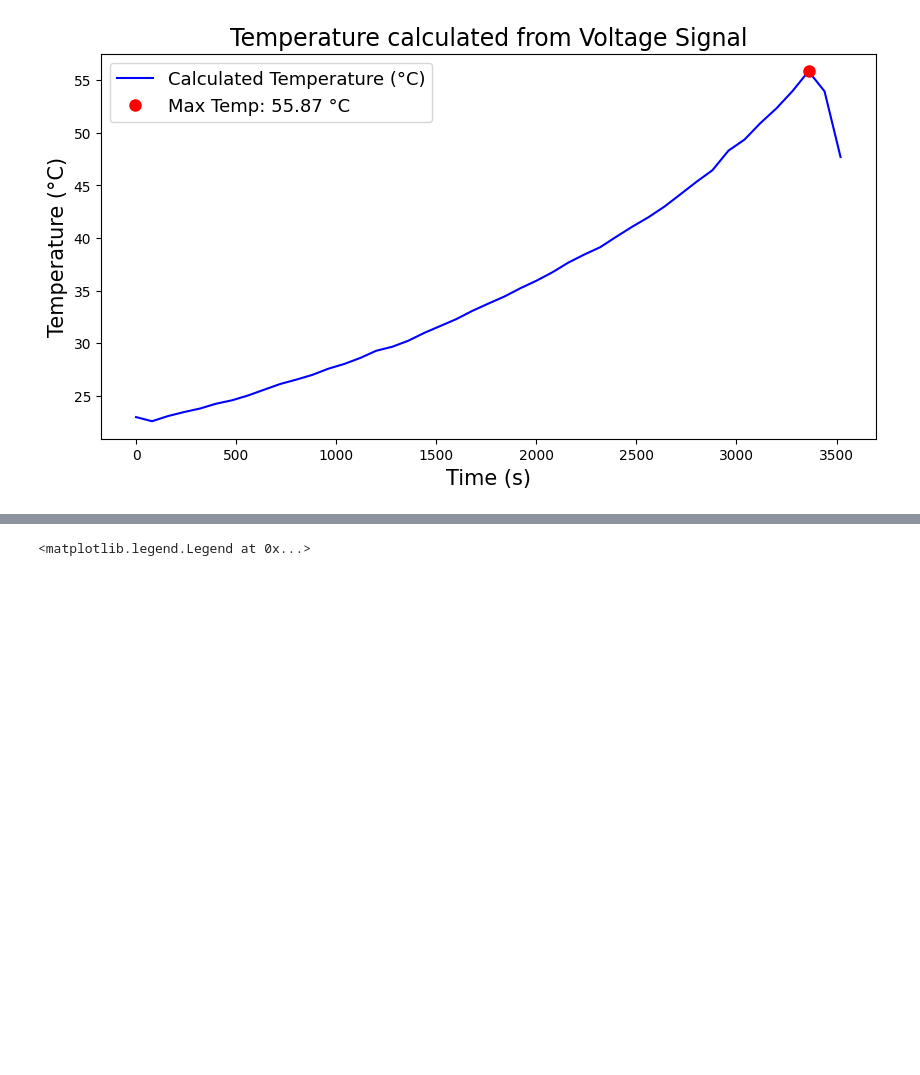
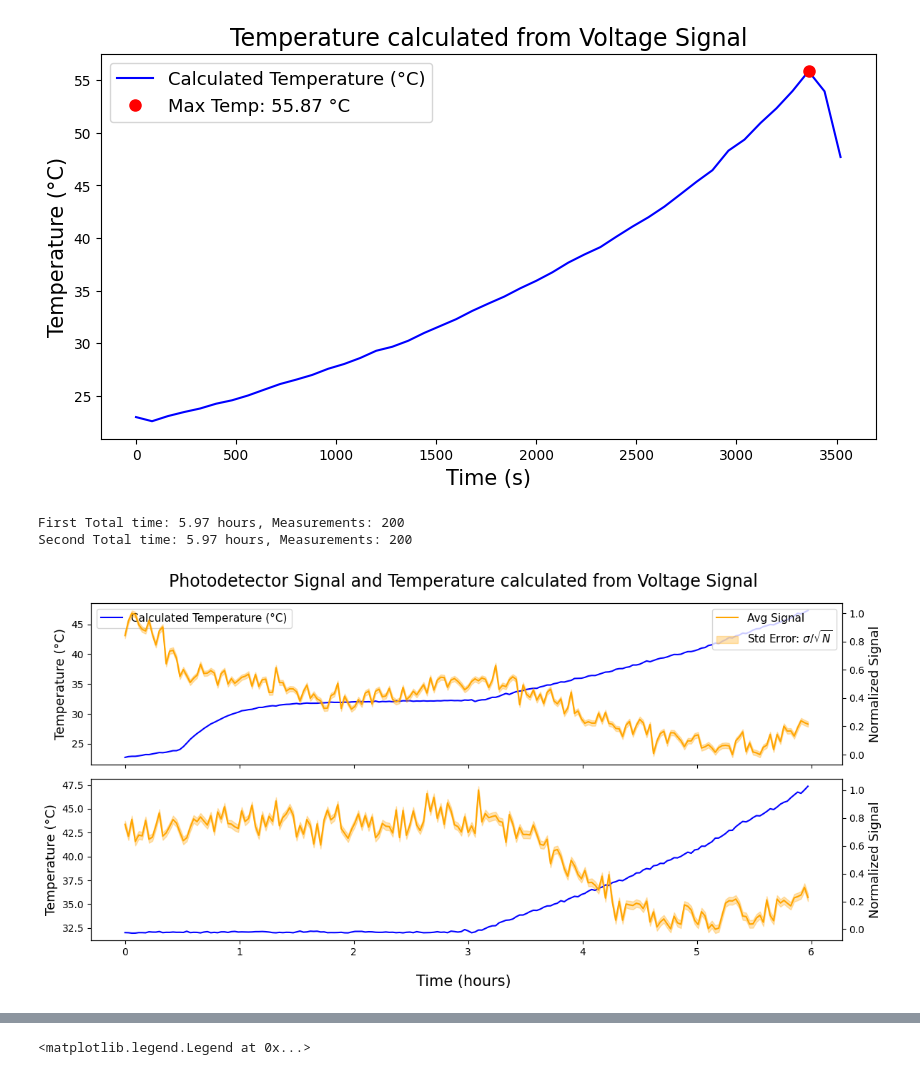
Before and after one commit to qpit/Eskild-Project-2026, a Jupyter notebook: overnight_data.ipynb, the cells around one changed output, grey strips where cells are left out. Saved outputs shown, nothing was run; the diff lists cells and outputs as text; code cells hidden in the pictures; blank space fills up the shorter version.

```diff
--- a/overnight_data.ipynb
+++ b/overnight_data.ipynb
@@ -346,4 +333,77 @@ print(len(temperature))
 Max Temperature: 55.87 °C
 45
 [figure]
+# %%
+filepath = r"Overnight_data\Overnight_data_31-03-2026_17-11.csv" # Update with your actual filename
+filepath2 = r"Overnight_data\Overnight_data_01-04-2026_00-42.csv" # Update with your actual filename
+data = np.genfromtxt(filepath, delimiter=',', skip_header=1)
+data2 = np.genfromtxt(filepath2, delimiter=',', skip_header=1)
+time_data = data[:, 0]
+time_hours = time_data / 3600
+time_data2 = data2[:, 0]
+time_hours2 = time_data2 / 3600
+channel1 = data[:, 2]  # Assuming Ch1_Avg is the 3rd column
+channel2 = data[:, 3]  # Assuming Ch2_Avg is the 4th column
+std = data[:, 4:]  # Standard deviations for each channel
+SEM = data[:, 6:]  # Standard error of the mean for each channel
+
+channel1_2 = data2[:, 2]  # Assuming Ch1_Avg is the 3rd column
+channel2_2 = data2[:, 3]  # Assuming Ch2_Avg is
+std_2 = data2[:, 4:]  # Standard deviations for each channel
+SEM_2 = data2[:, 6:]  # Standard error of the mean for each channel
+
+resist = voltage_to_kOhm(channel2)
+temperature = temperature_from_resistance(resist)
+fig, (axs, axs22) = plt.subplots(2, 1, figsize=(12, 6), sharex=True)
+
+resist_2 = voltage_to_kOhm(channel2_2)
+temperature_2 = temperature_from_resistance(resist_2)
+
+# Normalize channel 1
+normalized_channel1 = (channel1 - np.min(channel1)) / (np.max(channel1) - np.min(channel1))
+
+# Normalize the standard deviation using the same scaling factor
+normalized_std = SEM[:, 0] / (np.max(channel1) - np.min(channel1))
+
+normalized_channel1_2 = (channel1_2 - np.min(channel1_2)) / (np.max(channel1_2) - np.min(channel1_2))
+normalized_std_2 = SEM_2[:, 0] / (np.max(channel1_2) - np.min(channel1_2))
+
+# Calculate the shaded region boundaries using the normalized values
+normalized_top_shaded = normalized_channel1 + normalized_std
+normalized_bottom_shaded = normalized_channel1 - normalized_std
+
+normalized_top_shaded_2 = normalized_channel1_2 + normalized_std_2
+normalized_bottom_shaded_2 = normalized_channel1_2 - normalized_std_2
+
+fig.suptitle('Photodetector Signal and Temperature calculated from Voltage Signal', fontsize=17)
+
+axs.plot(time_hours, temperature, label='Calculated Temperature (°C)', color='blue')
+axs.set_ylabel('Temperature (°C)', fontsize=13)
+axs2 = axs.twinx()
+
+# Plot normalized channel1 data
+axs2.plot(time_hours, normalized_channel1, label='Avg Signal', color='orange')
+axs2.fill_between(time_hours, normalized_bottom_shaded, normalized_top_shaded, color='orange', alpha=0.3, label='Std Error: $\sigma / \sqrt{N}$')
+axs2.set_ylabel('Normalized Signal', fontsize=13)
+axs.legend(loc='upper left', fontsize=11)
+axs2.legend(loc='upper right', fontsize=11)
+
+axs22.plot(time_hours2, temperature_2, label='Calculated Temperature (°C)', color='blue')
+axs22.set_ylabel('Temperature (°C)', fontsize=13)
+axs2_2 = axs22.twinx()
+axs2_2.plot(time_hours2, normalized_channel1_2, label='Avg Signal', color='orange')
+axs2_2.fill_between(time_hours2, normalized_bottom_shaded_2, normalized_top_shaded_2, color='orange', alpha=0.3, label='Std Error: $\sigma / \sqrt{N}$')
+axs2_2.set_ylabel('Normalized Signal', fontsize=13)
+
+# Common X-axis label
+fig.supxlabel('Time (hours)', fontsize=15)
+plt.tight_layout()
+
+print('First Total time: {:.2f} hours, Measurements: {}'.format(time_hours[-1], len(time_data)))
+print('Second Total time: {:.2f} hours, Measurements: {}'.format(time_hours2[-1], len(time_data2)))
+plt.savefig("C:\\Users\\eskil\\OneDrive\\DTU\\6.sem\\bachelor_project\\figures\\old_crystal-31-03-2026_17-11.pdf", format="pdf", dpi=300)
+# %% [output]
+First Total time: 5.97 hours, Measurements: 200
+Second Total time: 5.97 hours, Measurements: 200
+[figure, added]
 # %%
```
Also changed, not shown: parts of 6 cells of this notebook, 1 other file.
